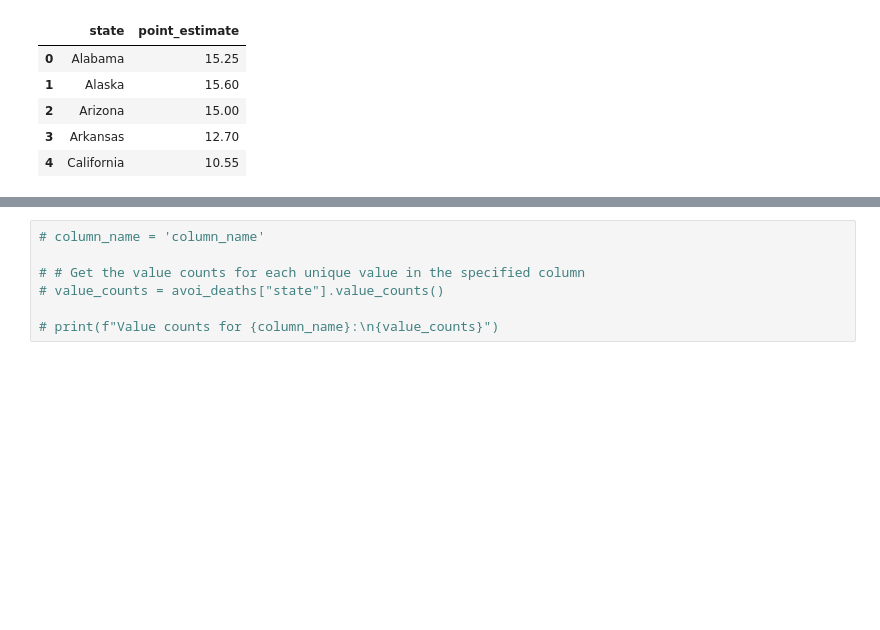
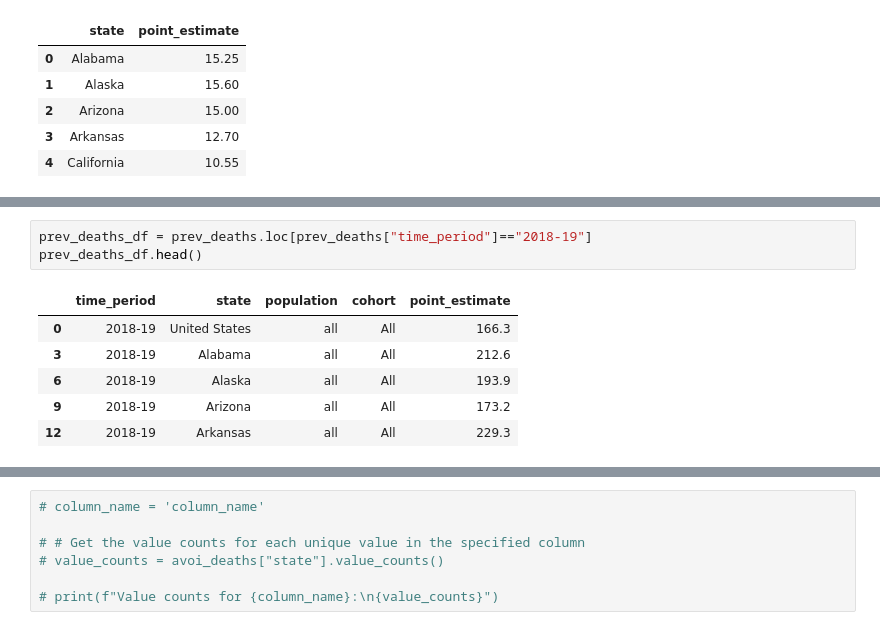
Before and after one commit to redpandata19/Project_1_Team_5, a Jupyter notebook: Premature_deaths.ipynb, the cells around one changed output, grey strips where cells are left out. Saved outputs shown, nothing was run; the diff lists cells and outputs as text; blank space fills up the shorter version.

```diff
--- a/Premature_deaths.ipynb
+++ b/Premature_deaths.ipynb
@@ -149,0 +160,10 @@ unis_clean_1819.head()
+# %%
+prev_deaths_df = prev_deaths.loc[prev_deaths["time_period"]=="2018-19"]
+prev_deaths_df.head()
+# %% [output]
+|  | time_period | state | population | cohort | point_estimate |
+| 0 | 2018-19 | United States | all | All | 166.3 |
+| 3 | 2018-19 | Alabama | all | All | 212.6 |
+| 6 | 2018-19 | Alaska | all | All | 193.9 |
+| 9 | 2018-19 | Arizona | all | All | 173.2 |
+| 12 | 2018-19 | Arkansas | all | All | 229.3 |
```
Also changed, not shown: parts of 2 cells of this notebook.
